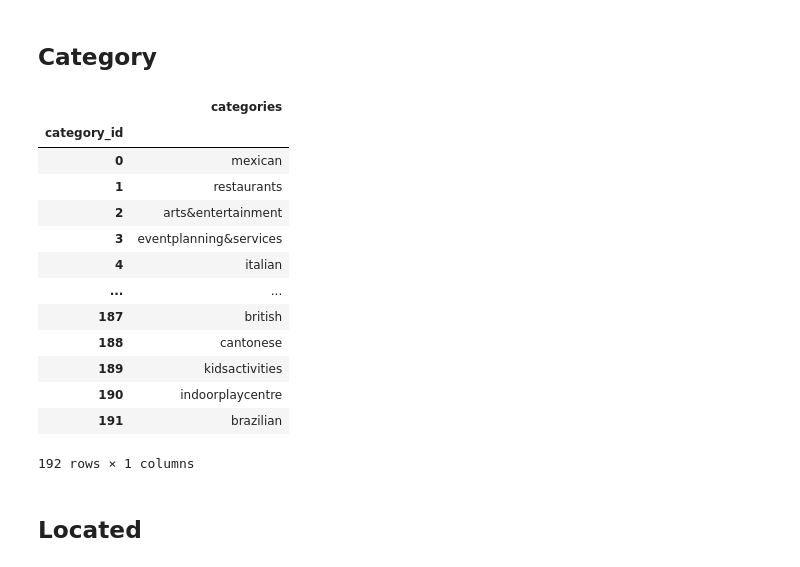
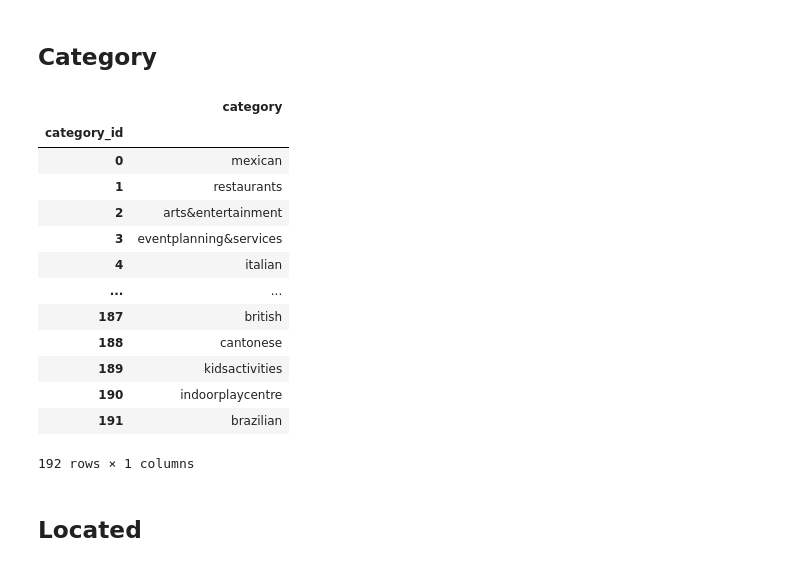
Before and after one commit to Menestarr/Projet_Neo4j, a Jupyter notebook: read_data.ipynb, the cells around one changed output. Drawn from its saved outputs; the diff is of its cells as text; code cells hidden in the pictures.

```diff
--- a/read_data.ipynb
+++ b/read_data.ipynb
@@ -240,18 +243,17 @@ df_ambience.to_csv(DB_PATH+'ambience.csv')
 # %%
 list_cat = []
 for cats in df_rest0['categories']:
-    cats = cats.split(',')
     for cat in cats:
         cat = cat.replace(" ","")
         cat = cat.lower()
         if cat not in list_cat:
             list_cat.append(cat)
 
-df_category = pd.DataFrame(list_cat, columns=['categories'])
+df_category = pd.DataFrame(list_cat, columns=['category'])
 df_category.index.name = "category_id"
 df_category
 # %% [output]
-|  | categories |
+|  | category |
 | category_id |  |
 | 0 | mexican |
 | 1 | restaurants |
```
Also changed, not shown: parts of 12 cells of this notebook, 5 other files.
